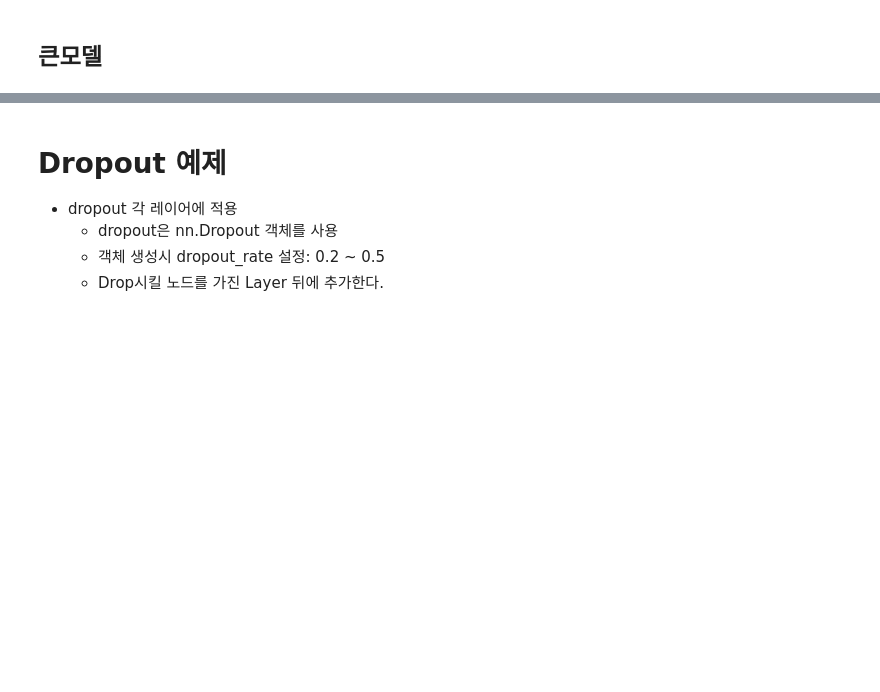
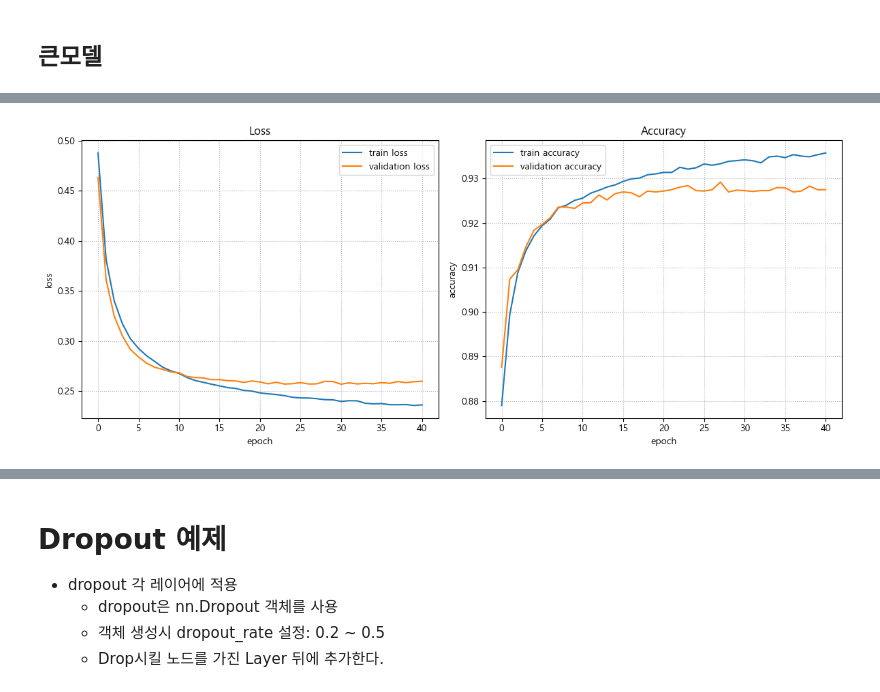
Before and after one commit to leeyonghyok/SKN31, a Jupyter notebook: 07_deeplearning/Lee_08_2_딥러닝모델_성능개선_예제.ipynb, the cells around one changed output, grey strips where cells are left out. Cells and saved outputs as stored; diff of their text form; code cells hidden in the pictures; blank space fills up the shorter version.

```diff
--- a/07_deeplearning/Lee_08_2_딥러닝모델_성능개선_예제.ipynb
+++ b/07_deeplearning/Lee_08_2_딥러닝모델_성능개선_예제.ipynb
@@ -100,7 +100,7 @@ def train(dataloader, model, loss_fn, optimizer, device="cpu", mode:"binary or m
 
     for X, y in dataloader:
         # 1. DEVICE로 이동동
-        X, y = X.to(device), y.to(device)\
+        X, y = X.to(device), y.to(device)
         # 2. 모델 추정
         pred = model(X)
         # 3. loss 계산
@@ -353,4 +373,15 @@ optimizer = torch.optim.Adam(small_model.parameters(), lr=lr)
+# %%
+loss_fn = nn.CrossEntropyLoss() # 다중분류의 loss 함수
+optimizer = torch.optim.Adam(small_model.parameters(), lr=lr)
+lr_scheduler = torch.optim.lr_scheduler.CosineAnnealingWarmRestarts(
+    optimizer,
+    T_0=10,   # 변화주기 (step/epoch) 최소(eta_min) <-> 최대(초기 lr)
+    T_mult=2, # 새로운 변화주기(T_0) = 현재 T_O * T_mult (한 주기가 끝날때마다 T_O를 다시 계산.)
+    eta_min=1e-6 # 0.000001
+)
 # %%
+epochs=20
+
 train_loss_list, train_acc_list, valid_loss_list, valid_acc_list = fit(
     train_loader,
     test_loader,
@@ -360,5 +391,6 @@ train_loss_list, train_acc_list, valid_loss_list, valid_acc_list = fit(
     epochs,
     save_best_model=False,
     device=device,
-    mode="multi"
+    mode="multi",
+    lr_scheduler=lr_scheduler
 )
@@ -420,3 +528,9 @@ train_loss_list2, train_acc_list2, valid_loss_list2, valid_acc_list2 = fit(
+# %%
+plot_fit_result(
+    train_loss_list, train_acc_list, valid_loss_list, valid_acc_list
+)
+# %% [output]
+[figure, added]
 # %%
 plot_fit_result(
     train_loss_list2, train_acc_list2, valid_loss_list2, valid_acc_list2
```
Also changed, not shown: parts of 23 cells of this notebook, 11 other files.
